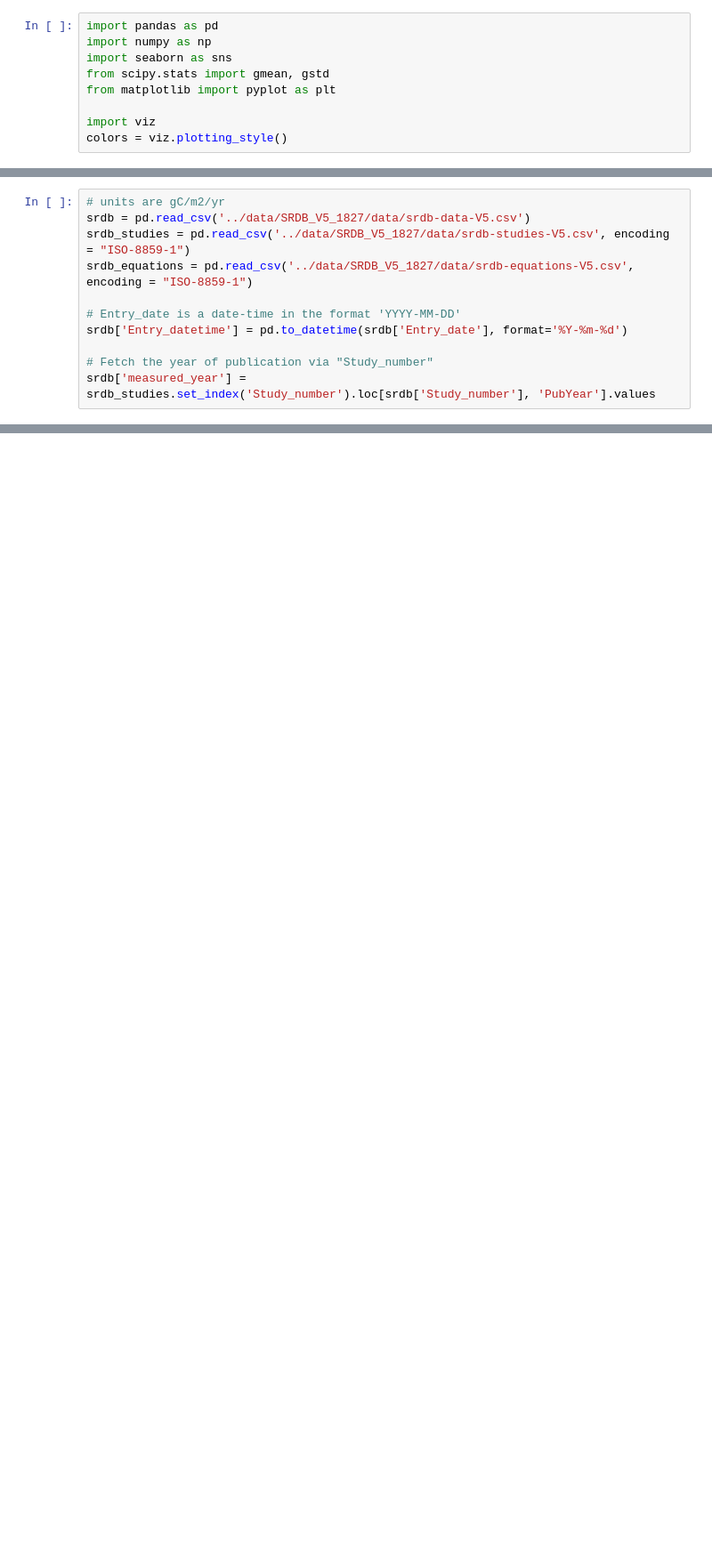
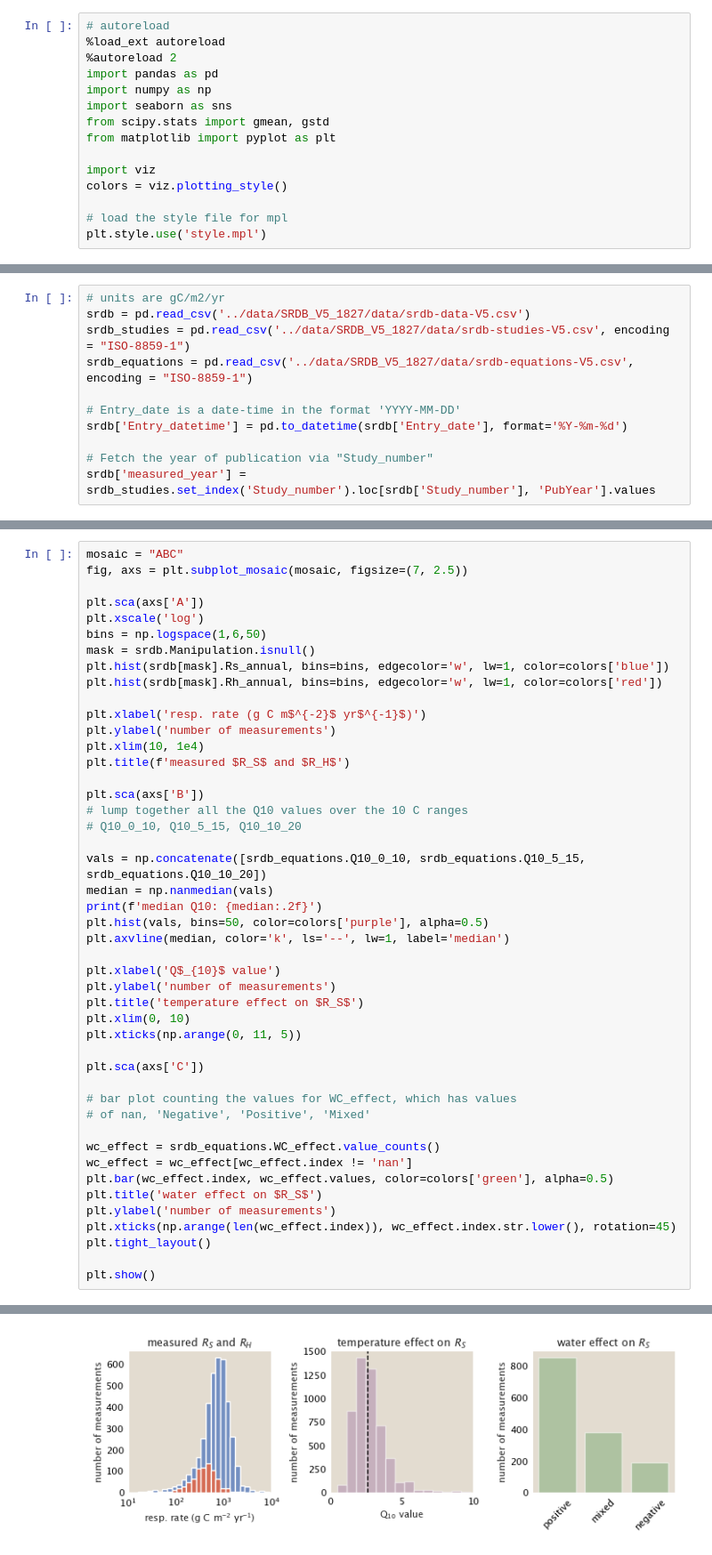
Before and after one commit to flamholz/soil-resp-review25, a Jupyter notebook: notebooks/SRDB_histograms.ipynb, the cells around one changed output, grey strips where cells are left out. Shown at 89% size. Cells and saved outputs as stored; diff of their text form; blank space fills up the shorter version.

Commit message:
make the plotting code work

```diff
--- a/notebooks/SRDB_histograms.ipynb
+++ b/notebooks/SRDB_histograms.ipynb
@@ -1,4 +1,7 @@
 # %%
+# autoreload
+%load_ext autoreload
+%autoreload 2
 import pandas as pd
 import numpy as np
 import seaborn as sns
@@ -7,4 +10,7 @@ from matplotlib import pyplot as plt
 
 import viz
 colors = viz.plotting_style()
+
+# load the style file for mpl
+plt.style.use('style.mpl')
 # %% [output]
@@ -133,0 +73,47 @@ plt.show()
+# %%
+mosaic = "ABC"
+fig, axs = plt.subplot_mosaic(mosaic, figsize=(7, 2.5))
+
+plt.sca(axs['A'])
+plt.xscale('log')
+bins = np.logspace(1,6,50)
+mask = srdb.Manipulation.isnull()
+plt.hist(srdb[mask].Rs_annual, bins=bins, edgecolor='w', lw=1, color=colors['blue'])
+plt.hist(srdb[mask].Rh_annual, bins=bins, edgecolor='w', lw=1, color=colors['red'])
+
+plt.xlabel('resp. rate (g C m$^{-2}$ yr$^{-1}$)')
+plt.ylabel('number of measurements')
+plt.xlim(10, 1e4)
+plt.title(f'measured $R_S$ and $R_H$')
+
+plt.sca(axs['B'])
+# lump together all the Q10 values over the 10 C ranges
+# Q10_0_10, Q10_5_15, Q10_10_20
+
+vals = np.concatenate([srdb_equations.Q10_0_10, srdb_equations.Q10_5_15, srdb_equations.Q10_10_20])
+median = np.nanmedian(vals)
+print(f'median Q10: {median:.2f}')
+plt.hist(vals, bins=50, color=colors['purple'], alpha=0.5)
+plt.axvline(median, color='k', ls='--', lw=1, label='median')
+
+plt.xlabel('Q$_{10}$ value')
+plt.ylabel('number of measurements')
+plt.title('temperature effect on $R_S$')
+plt.xlim(0, 10)
+plt.xticks(np.arange(0, 11, 5))
+
+plt.sca(axs['C'])
+
+# bar plot counting the values for WC_effect, which has values
+# of nan, 'Negative', 'Positive', 'Mixed'
+
+wc_effect = srdb_equations.WC_effect.value_counts()
+wc_effect = wc_effect[wc_effect.index != 'nan']
+plt.bar(wc_effect.index, wc_effect.values, color=colors['green'], alpha=0.5)
+plt.title('water effect on $R_S$')
+plt.ylabel('number of measurements')
+plt.xticks(np.arange(len(wc_effect.index)), wc_effect.index.str.lower(), rotation=45)
+plt.tight_layout()
+
+plt.show()
+# %% [output]
@@ -134,3 +121,4 @@ plt.show()
+[figure, added]
 # %%
 # Fit rs and rh to a lognormal distribution using scipy
 from scipy.stats import lognorm
```
Also changed, not shown: parts of 21 cells of this notebook, 2 other files.
